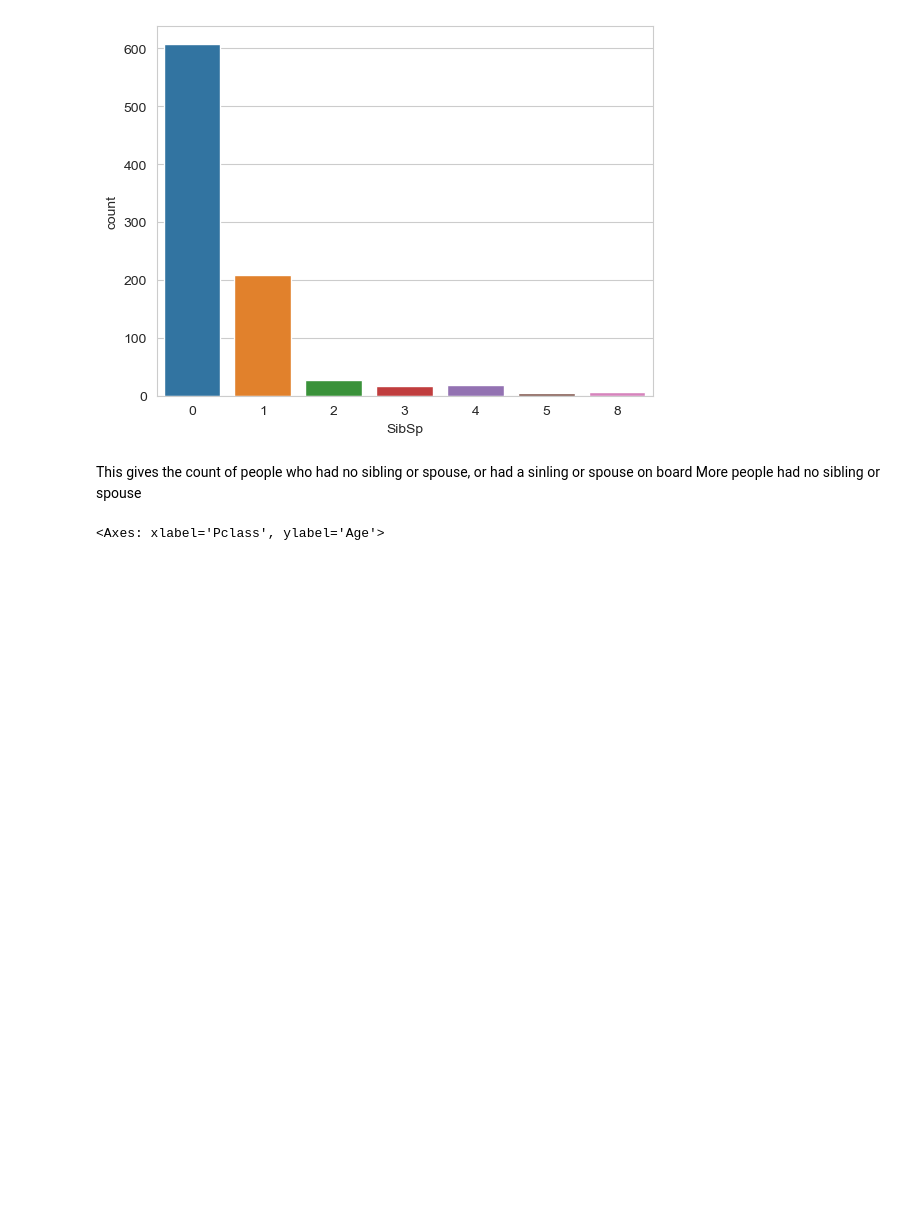
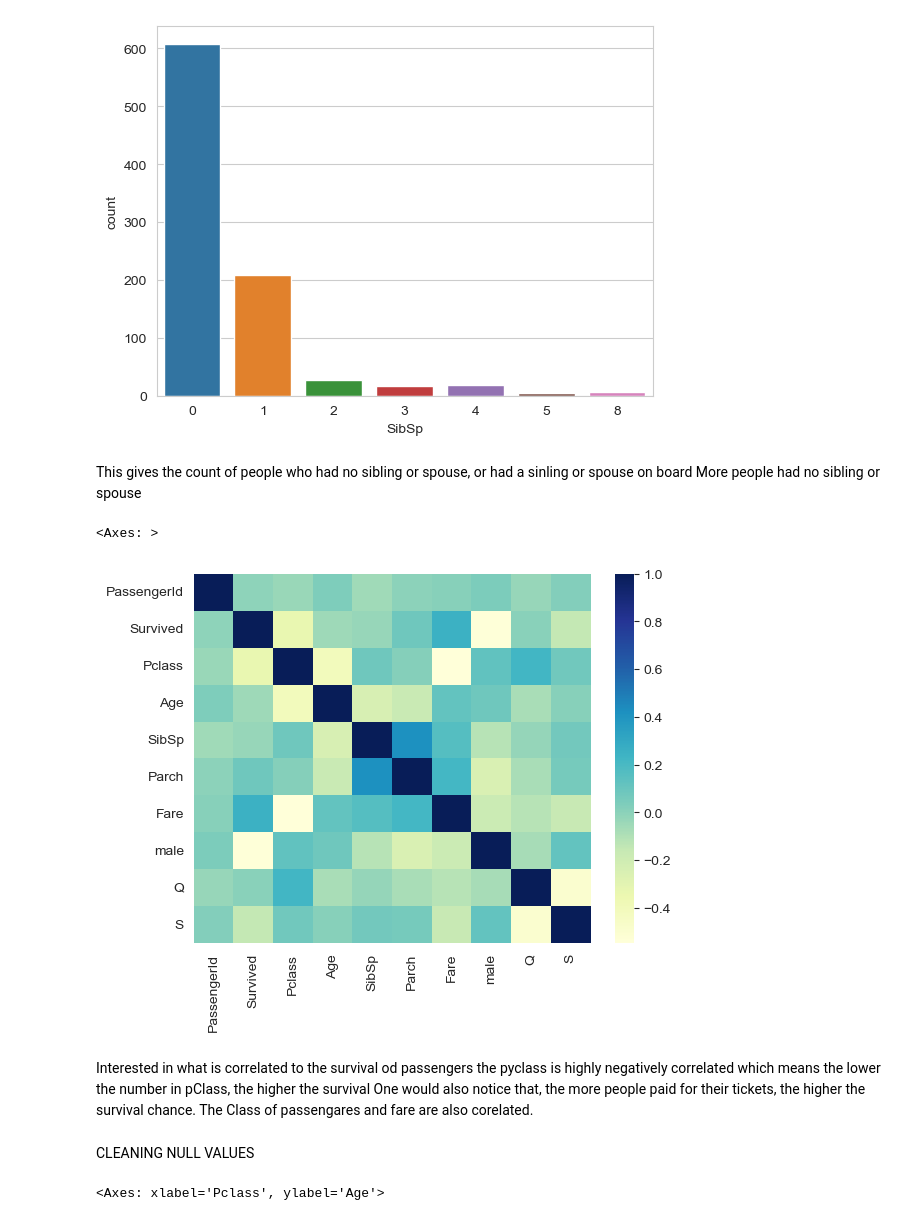
Before and after one commit to latleger/midterm_project, a Jupyter notebook: notebooks/train_EDA.ipynb, the cells around one changed output. Drawn from its saved outputs; the diff is of its cells as text; code cells hidden in the pictures; blank space fills up the shorter version.

Commit message:
correlation matrix

```diff
--- a/notebooks/train_EDA.ipynb
+++ b/notebooks/train_EDA.ipynb
@@ -70,6 +70,19 @@ sns.countplot(x='SibSp', data=train)
 # %% [markdown]
 This gives the count of people who had no sibling or spouse, or had a sinling or spouse on board
 More people had no sibling or spouse
+# %%
+#get correlation matrux
+sns.heatmap(train.corr(), cmap = "YlGnBu")
+# %% [output]
+<Axes: >
+[figure, added]
+# %% [markdown]
+Interested in what is correlated to the survival od passengers
+the pyclass is highly negatively correlated which means the lower the number in pClass, the higher the survival
+One would also notice that, the more people paid for their tickets, the higher the survival chance.
+The Class of passengares and fare are also corelated.
+# %% [markdown]
+CLEANING NULL VALUES
 # %%
 #average age of the people with respect to the passenger class Pclass
 plt.figure(figsize=(12, 7))
```
Also changed, not shown: parts of 8 cells of this notebook.
